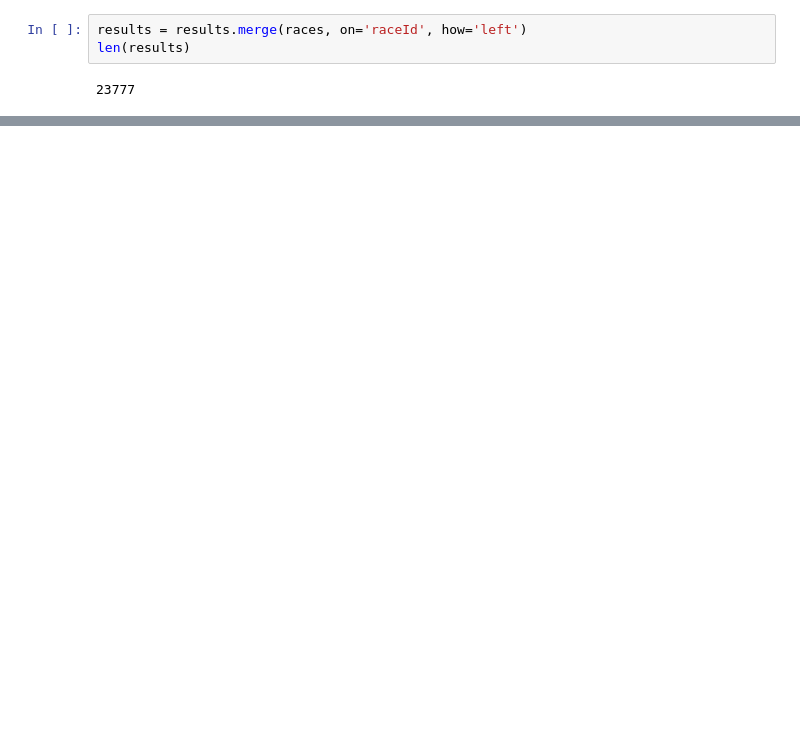
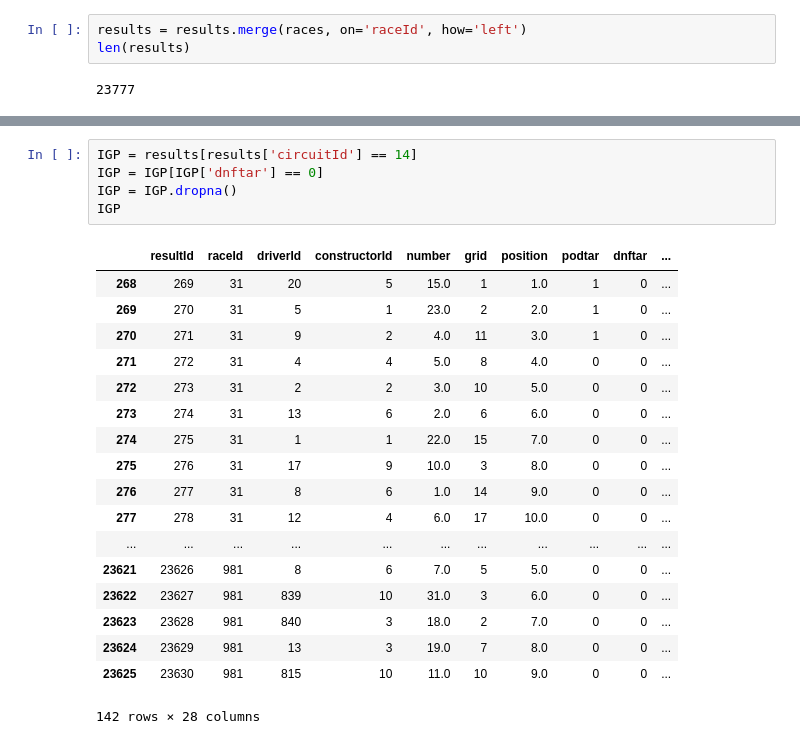
Before and after one commit to AnthonyTurgelis/F1NAL-PROJECT, a Jupyter notebook: DataCleanJoin.ipynb, the cells around one changed output, grey strips where cells are left out. Saved outputs shown, nothing was run; the diff lists cells and outputs as text; blank space fills up the shorter version.

```diff
--- a/DataCleanJoin.ipynb
+++ b/DataCleanJoin.ipynb
@@ -119,0 +327,24 @@ AGP
+# %%
+IGP = results[results['circuitId'] == 14]
+IGP = IGP[IGP['dnftar'] == 0]
+IGP = IGP.dropna()
+IGP
+# %% [output]
+|  | resultId | raceId | driverId | constructorId | number | grid | position | podtar | dnftar | ... |
+| 268 | 269 | 31 | 20 | 5 | 15.0 | 1 | 1.0 | 1 | 0 | ... |
+| 269 | 270 | 31 | 5 | 1 | 23.0 | 2 | 2.0 | 1 | 0 | ... |
+| 270 | 271 | 31 | 9 | 2 | 4.0 | 11 | 3.0 | 1 | 0 | ... |
+| 271 | 272 | 31 | 4 | 4 | 5.0 | 8 | 4.0 | 0 | 0 | ... |
+| 272 | 273 | 31 | 2 | 2 | 3.0 | 10 | 5.0 | 0 | 0 | ... |
+| 273 | 274 | 31 | 13 | 6 | 2.0 | 6 | 6.0 | 0 | 0 | ... |
+| 274 | 275 | 31 | 1 | 1 | 22.0 | 15 | 7.0 | 0 | 0 | ... |
+| 275 | 276 | 31 | 17 | 9 | 10.0 | 3 | 8.0 | 0 | 0 | ... |
+| 276 | 277 | 31 | 8 | 6 | 1.0 | 14 | 9.0 | 0 | 0 | ... |
+| 277 | 278 | 31 | 12 | 4 | 6.0 | 17 | 10.0 | 0 | 0 | ... |
+| ... | ... | ... | ... | ... | ... | ... | ... | ... | ... | ... |
+| 23621 | 23626 | 981 | 8 | 6 | 7.0 | 5 | 5.0 | 0 | 0 | ... |
+| 23622 | 23627 | 981 | 839 | 10 | 31.0 | 3 | 6.0 | 0 | 0 | ... |
+| 23623 | 23628 | 981 | 840 | 3 | 18.0 | 2 | 7.0 | 0 | 0 | ... |
+| 23624 | 23629 | 981 | 13 | 3 | 19.0 | 7 | 8.0 | 0 | 0 | ... |
+| 23625 | 23630 | 981 | 815 | 10 | 11.0 | 10 | 9.0 | 0 | 0 | ... |
+142 rows × 28 columns
```
Also changed, not shown: parts of 21 cells of this notebook, 2 other files.
